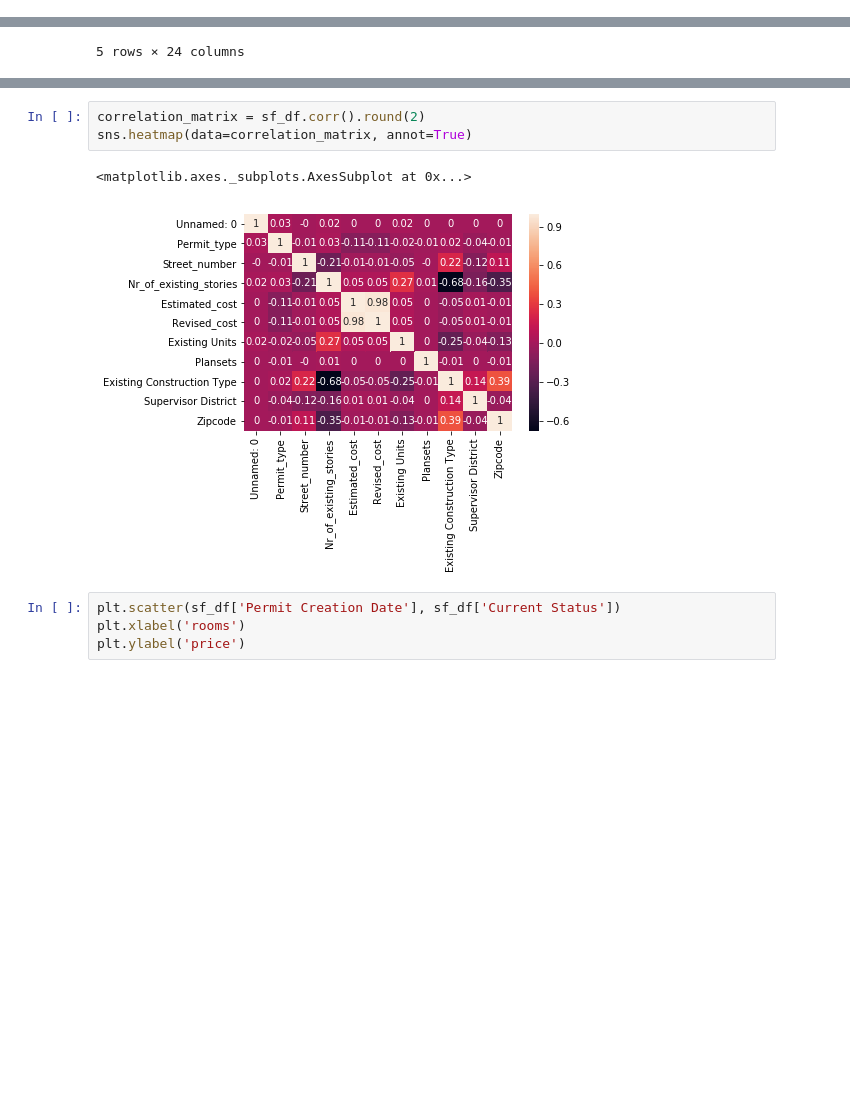
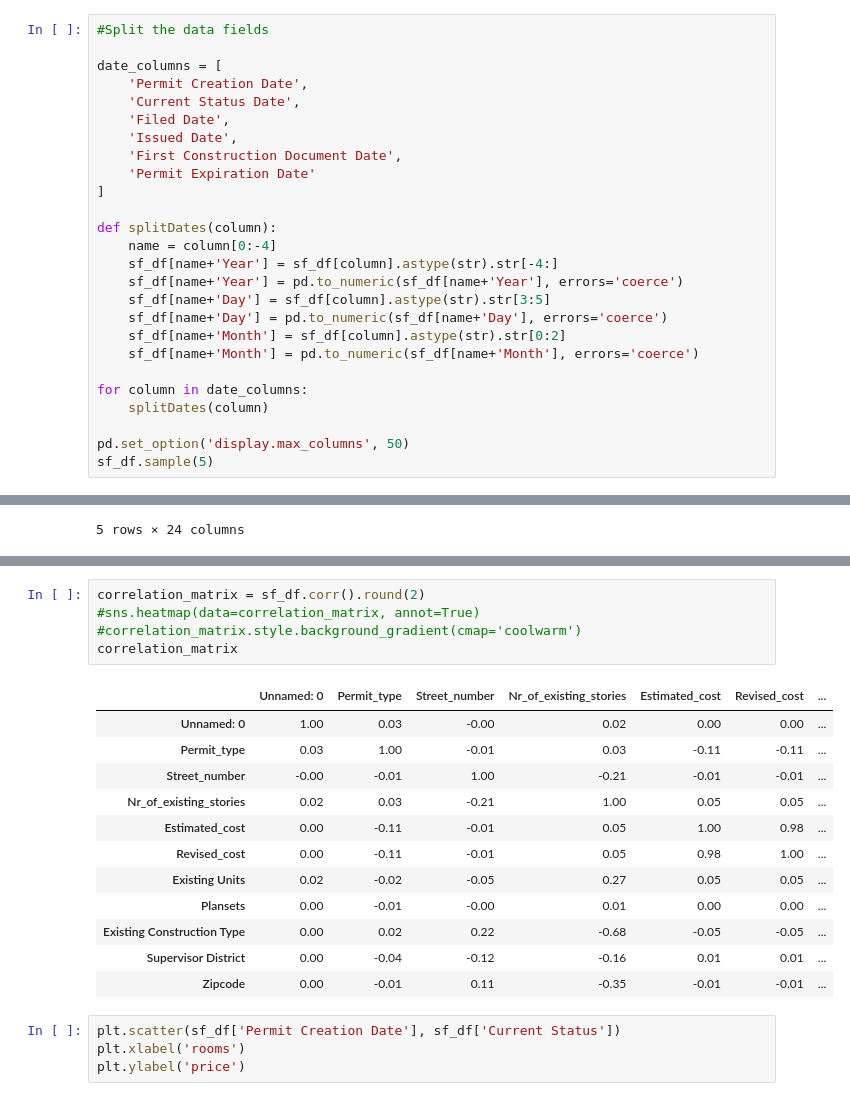
Before and after one commit to LuckyStrike357/atit2_assignment2, a Jupyter notebook: B Permits Exploration .ipynb, the cells around one changed output, grey strips where cells are left out. Saved outputs shown, nothing was run; the diff lists cells and outputs as text; blank space fills up the shorter version.

```diff
--- a/B Permits Exploration .ipynb
+++ b/B Permits Exploration .ipynb
@@ -29,0 +38,26 @@ sf_df.shape
+# %%
+#Split the data fields
+
+date_columns = [
+    'Permit Creation Date',
+    'Current Status Date',
+    'Filed Date',
+    'Issued Date',
+    'First Construction Document Date',
+    'Permit Expiration Date'
+]
+
+def splitDates(column):
+    name = column[0:-4]
+    sf_df[name+'Year'] = sf_df[column].astype(str).str[-4:]
+    sf_df[name+'Year'] = pd.to_numeric(sf_df[name+'Year'], errors='coerce')
+    sf_df[name+'Day'] = sf_df[column].astype(str).str[3:5]
+    sf_df[name+'Day'] = pd.to_numeric(sf_df[name+'Day'], errors='coerce')
+    sf_df[name+'Month'] = sf_df[column].astype(str).str[0:2]
+    sf_df[name+'Month'] = pd.to_numeric(sf_df[name+'Month'], errors='coerce')
+
+for column in date_columns:
+    splitDates(column)
+
+pd.set_option('display.max_columns', 50)
+sf_df.sample(5)
@@ -40,9 +126,21 @@ sf_df.head(5)
 # %%
 correlation_matrix = sf_df.corr().round(2)
-sns.heatmap(data=correlation_matrix, annot=True)
+#sns.heatmap(data=correlation_matrix, annot=True)
+#correlation_matrix.style.background_gradient(cmap='coolwarm')
+correlation_matrix
 # %% [output]
-<matplotlib.axes._subplots.AxesSubplot at 0x...>
-[figure, removed]
+|  | Unnamed: 0 | Permit_type | Street_number | Nr_of_existing_stories | Estimated_cost | Revised_cost | ... |
+| Unnamed: 0 | 1.00 | 0.03 | -0.00 | 0.02 | 0.00 | 0.00 | ... |
+| Permit_type | 0.03 | 1.00 | -0.01 | 0.03 | -0.11 | -0.11 | ... |
+| Street_number | -0.00 | -0.01 | 1.00 | -0.21 | -0.01 | -0.01 | ... |
+| Nr_of_existing_stories | 0.02 | 0.03 | -0.21 | 1.00 | 0.05 | 0.05 | ... |
+| Estimated_cost | 0.00 | -0.11 | -0.01 | 0.05 | 1.00 | 0.98 | ... |
+| Revised_cost | 0.00 | -0.11 | -0.01 | 0.05 | 0.98 | 1.00 | ... |
+| Existing Units | 0.02 | -0.02 | -0.05 | 0.27 | 0.05 | 0.05 | ... |
+| Plansets | 0.00 | -0.01 | -0.00 | 0.01 | 0.00 | 0.00 | ... |
+| Existing Construction Type | 0.00 | 0.02 | 0.22 | -0.68 | -0.05 | -0.05 | ... |
+| Supervisor District | 0.00 | -0.04 | -0.12 | -0.16 | 0.01 | 0.01 | ... |
+| Zipcode | 0.00 | -0.01 | 0.11 | -0.35 | -0.01 | -0.01 | ... |
 # %%
 plt.scatter(sf_df['Permit Creation Date'], sf_df['Current Status'])
 plt.xlabel('rooms')
```
Also changed, not shown: parts of 6 cells of this notebook, 1 other file.
